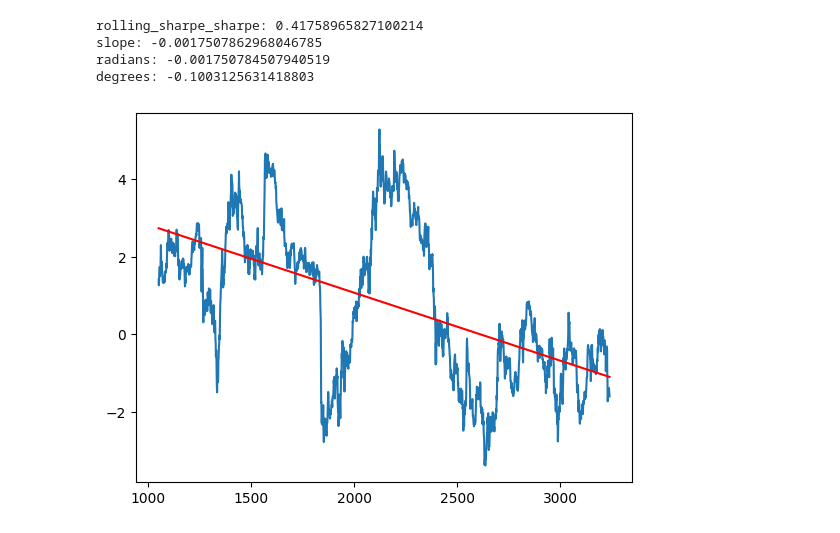
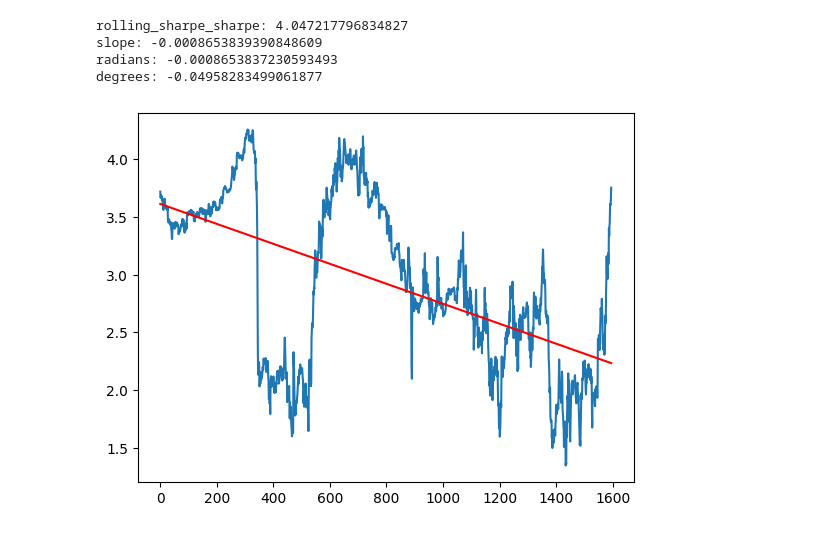
Before and after one commit to pennymax/gplearn, a Jupyter notebook: mytest_fitness.ipynb, the cells around one changed output. Cells and saved outputs as stored; diff of their text form; code cells hidden in the pictures.

```diff
--- a/mytest_fitness.ipynb
+++ b/mytest_fitness.ipynb
@@ -31,0 +14,8 @@ df
+# %%
+df = pd.read_parquet('/home/pennymax/proj/MFM/CrossSection/v1_basic/results/basic_2023-11-22_22:15:18/fct_man_ta_proc.parquet')
+# df = df.query('"2020-09-01 00:00:00+00:00" <= time < "2023-12-01 00:00:00+00:00"')
+# df = df.query('"2023-01-01 00:00:00+00:00" <= time < "2024-01-01 00:00:00+00:00"')
+df = df.query('"2021-12-01 00:00:00+00:00" <= time < "2024-01-01 00:00:00+00:00"')
+# df = df.query('"2021-12-01 00:00:00+00:00" <= time < "2024-01-01 00:00:00+00:00"')
+# df = df.query('"2020-09-01 00:00:00+00:00" <= time < "2024-01-01 00:00:00+00:00"')
+df
@@ -48,3 +52,0 @@ Length: 3527, dtype: datetime64[ns, UTC]
-# %%
-df = df.sort_index()
-df[['fwdret1']].groupby('time').fwdret1.count().to_frame().query('time < "2021-01-01 00:00:00+00:00"').plot(grid=True)
@@ -54,16 +53,28 @@ df[['fwdret1']].groupby('time').fwdret1.count().to_frame().query('time < "2021-0
 # %%
+# def _get_X_y(df):
+#     df = df.sort_index()
+#     display(df)
+#     dfX = df.drop(columns=[col for col in df.columns if col.startswith('fwdret')])
+#     feature_names = list(dfX.columns)
+#     dfX = dfX.unstack()
+#     display(dfX)
+#     X = dfX.values.reshape(len(dfX), len(feature_names), -1)
+
+#     y = df[['fwdret1']].unstack().to_numpy()
+#     display(df[['fwdret1']].unstack())
+#     print(X.shape, y.shape, len(feature_names))
+#     return X, y, feature_names
+
+## X: time x feature x symbol
+## y: time x forward return 1
 def _get_X_y(df):
     df = df.sort_index()
-    display(df)
     dfX = df.drop(columns=[col for col in df.columns if col.startswith('fwdret')])
     feature_names = list(dfX.columns)
-    dfX = dfX.unstack()
-    display(dfX)
+    dfX = dfX.unstack().sort_index()
     X = dfX.values.reshape(len(dfX), len(feature_names), -1)
 
-    y = df[['fwdret1']].unstack().to_numpy()
-    display(df[['fwdret1']].unstack())
-    print(X.shape, y.shape, len(feature_names))
+    y = df[['fwdret1']].unstack().sort_index().to_numpy()
     return X, y, feature_names
 
 def convert_expression_to_gp_program(expression: str, function_set: dict, feature_names: list) -> _Program:
@@ -441,28 +368,28 @@ Length: 3514, dtype: float64
 # %%
-window = int(annual_bar_8h/4)
-rolling_sharpe = longshort_rets.rolling(window).mean() / longshort_rets.rolling(window).std() * np.sqrt(annual_bar_8h)
+window = int(_annual_bar_8h/2)
+rolling_sharpe = longshort_rets.rolling(window).mean() / longshort_rets.rolling(window).std() * np.sqrt(_annual_bar_8h)
 rolling_sharpe = rolling_sharpe.dropna().reset_index(drop=True).iloc[-365*3*2:]
-rolling_sharpe_sharpe = rolling_sharpe.mean() / rolling_sharpe.std()
-print('rolling_sharpe_sharpe:', rolling_sharpe_sharpe)
+rolling_sharpe_sharpe_ = rolling_sharpe.mean() / rolling_sharpe.std()
+print('rolling_sharpe_sharpe:', rolling_sharpe_sharpe_)
 
 from sklearn.linear_model import LinearRegression
 lr = LinearRegression()
 XX = rolling_sharpe.index.values.reshape(-1, 1)
 model = lr.fit(XX, rolling_sharpe.values)
 slope = model.coef_[0]
 angle_radians = math.atan(slope)
 angle_degrees = angle_radians * 180 / math.pi
 print('slope:', slope)
 print('radians:', angle_radians)
 print('degrees:', angle_degrees)
 
 rolling_sharpe.plot()
 y_pred2 = model.predict(XX)
 plt.plot(XX, y_pred2, color='red')
 plt.show()
 # %% [output]
-rolling_sharpe_sharpe: 0.41758965827100214
-slope: -0.0017507862968046785
-radians: -0.001750784507940519
-degrees: -0.1003125631418803
+rolling_sharpe_sharpe: 4.047217796834827
+slope: -0.0008653839390848609
+radians: -0.0008653837230593493
+degrees: -0.04958283499061877
-[figure, old version]
+[figure, new version]
```
Also changed, not shown: parts of 22 cells of this notebook, 2 other files.
